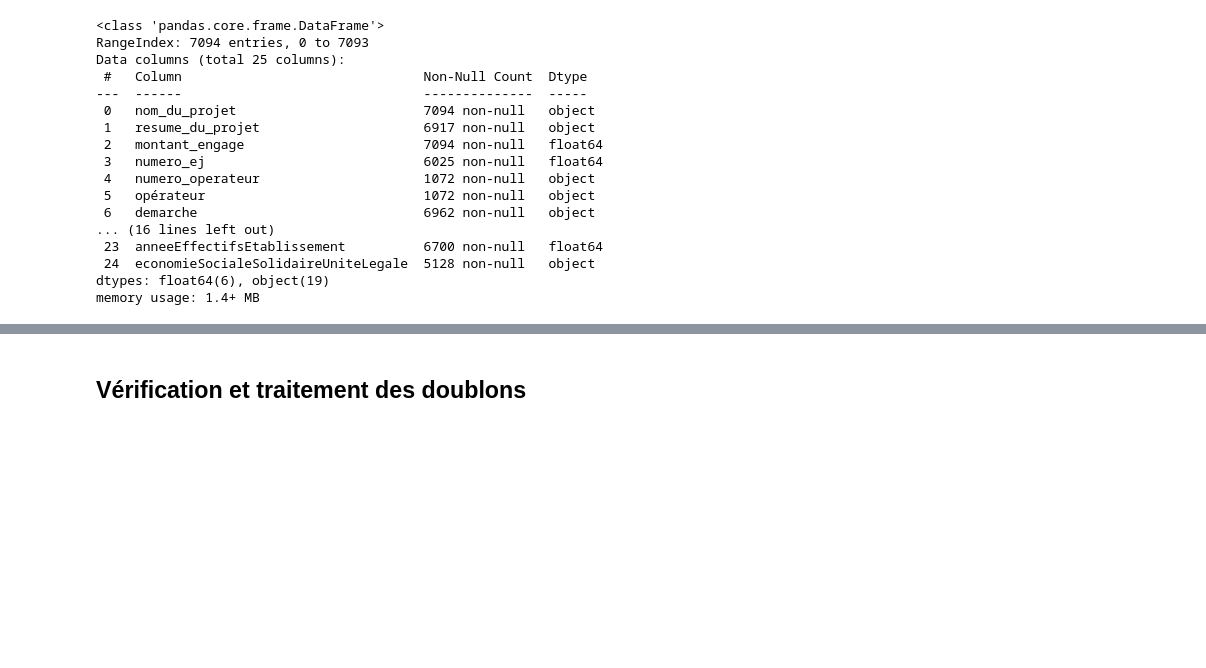
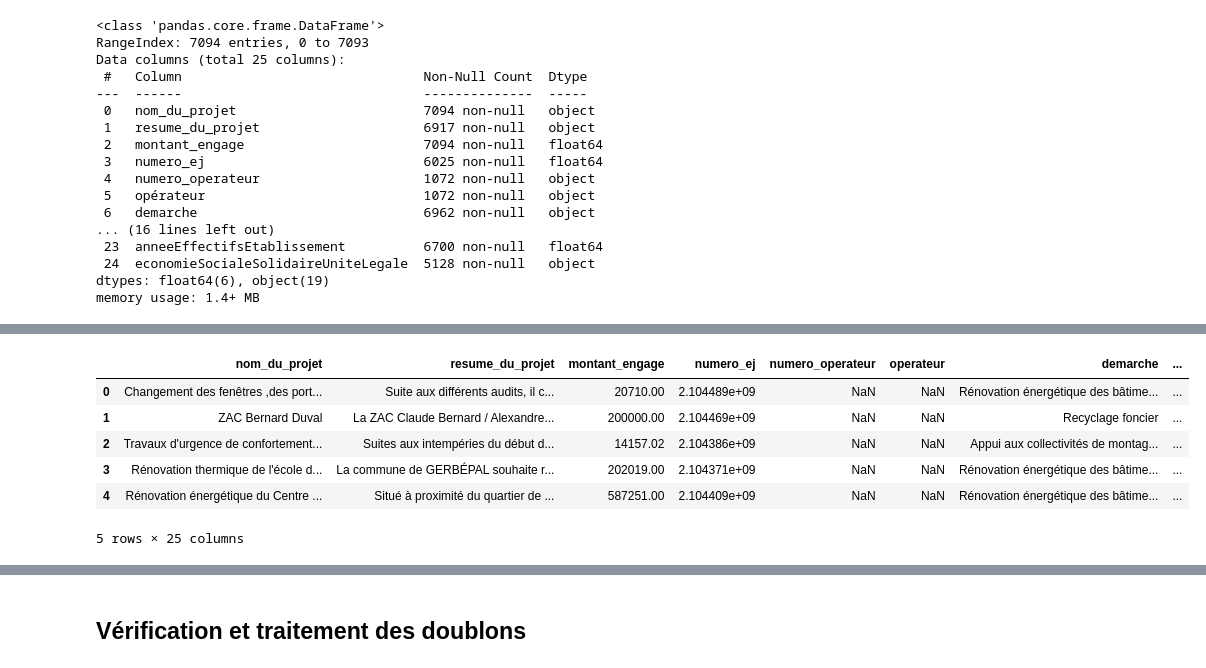
Before and after one commit to Isahrv/projet_methodes_agregations, a Jupyter notebook: code.ipynb, the cells around one changed output, grey strips where cells are left out. Drawn from its saved outputs; the diff is of its cells as text; code cells hidden in the pictures; blank space fills up the shorter version.

```diff
--- a/code.ipynb
+++ b/code.ipynb
@@ -48,4 +49,27 @@ df.head()
 5 rows × 25 columns
 # %%
 # Modification des noms de colonnes
-df = df.rename(columns={"opérateur": "operateur", "forme juridique_beneficiaire": "forme_juridique_beneficiaire"})
+df = df.rename(columns={
+    "opérateur": "operateur",
+    "forme juridique_beneficiaire": "forme_juridique_beneficiaire",
+    "activitePrincipale": "activite_principale",
+    "codePostal": "code_postal",
+    "dateCreation": "date_creation",
+    "categorieEntreprise": "categorie_entreprise",
+    "trancheEffectifsUniteLegale": "tranche_effectifs_unite_legale",
+    "societeMissionUniteLegale": "societe_mission_unite_legale",
+    "etatAdministratifEtablissement": "etat_administratif_etablissement",
+    "anneeEffectifsEtablissement": "annee_effectifs_etablissement",
+    "economieSocialeSolidaireUniteLegale": "economie_sociale_solidaire_unite_legale"
+})
+
+# Vérification
+df.head()
+# %% [output]
+|  | nom_du_projet | resume_du_projet | montant_engage | numero_ej | numero_operateur | operateur | demarche | ... |
+| 0 | Changement des fenêtres ,des port... | Suite aux différents audits, il c... | 20710.00 | 2.104489e+09 | NaN | NaN | Rénovation énergétique des bâtime... | ... |
+| 1 | ZAC Bernard Duval | La ZAC Claude Bernard / Alexandre... | 200000.00 | 2.104469e+09 | NaN | NaN | Recyclage foncier | ... |
+| 2 | Travaux d'urgence de confortement... | Suites aux intempéries du début d... | 14157.02 | 2.104386e+09 | NaN | NaN | Appui aux collectivités de montag... | ... |
+| 3 | Rénovation thermique de l'école d... | La commune de GERBÉPAL souhaite r... | 202019.00 | 2.104371e+09 | NaN | NaN | Rénovation énergétique des bâtime... | ... |
+| 4 | Rénovation énergétique du Centre ... | Situé à proximité du quartier de ... | 587251.00 | 2.104409e+09 | NaN | NaN | Rénovation énergétique des bâtime... | ... |
+5 rows × 25 columns
```
Also changed, not shown: parts of 12 cells of this notebook, 2 other files.
